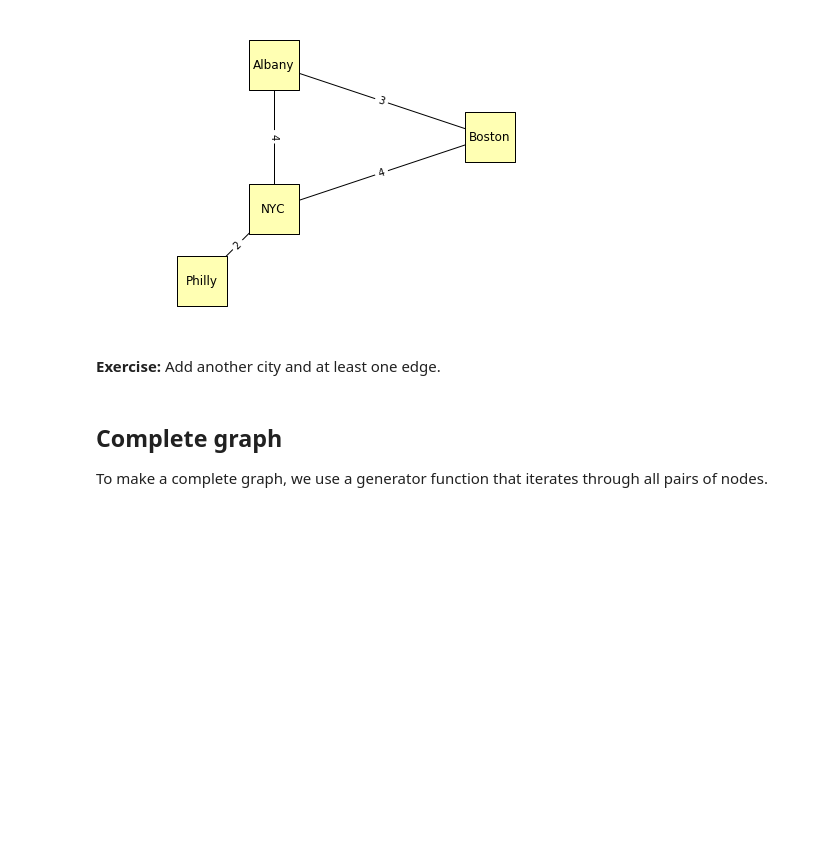
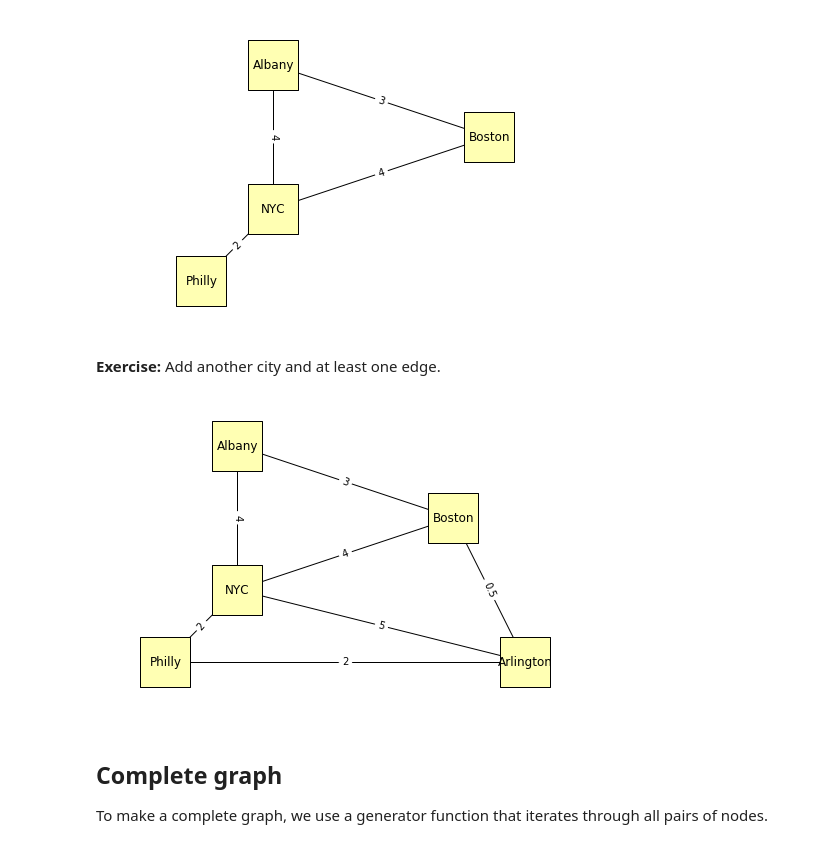
Before and after one commit to katyadonovan/ThinkComplexity2, a Jupyter notebook: code/chap02katya.ipynb, the cells around one changed output. Drawn from its saved outputs; the diff is of its cells as text; code cells hidden in the pictures; blank space fills up the shorter version.

```diff
--- a/code/chap02katya.ipynb
+++ b/code/chap02katya.ipynb
@@ -121,24 +127,27 @@ plt.savefig('chap02-2.pdf')
 # %% [markdown]
 **Exercise:**  Add another city and at least one edge.
 # %%
-pos['Arlington'] = (-61,54)
+pos['Arlington'] = (-70,40)
 drive_times['Arlington','Boston'] = .5
 drive_times['Arlington', 'NYC'] = 5
+drive_times['Arlington', 'Philly'] = 2
 
 G.add_edges_from(drive_times)
 G.edges()
 
 nx.draw(G, pos,
         node_color=COLORS[1],
         node_shape='s',
         node_size=2500,
         with_labels=True)
 
 nx.draw_networkx_edge_labels(G, pos,
                              edge_labels=drive_times)
 
 plt.axis('equal')
 plt.savefig('chap02-2.pdf')
+# %% [output]
+[figure, added]
 # %% [markdown]
 ## Complete graph
 
```
Also changed, not shown: parts of 29 cells of this notebook.
